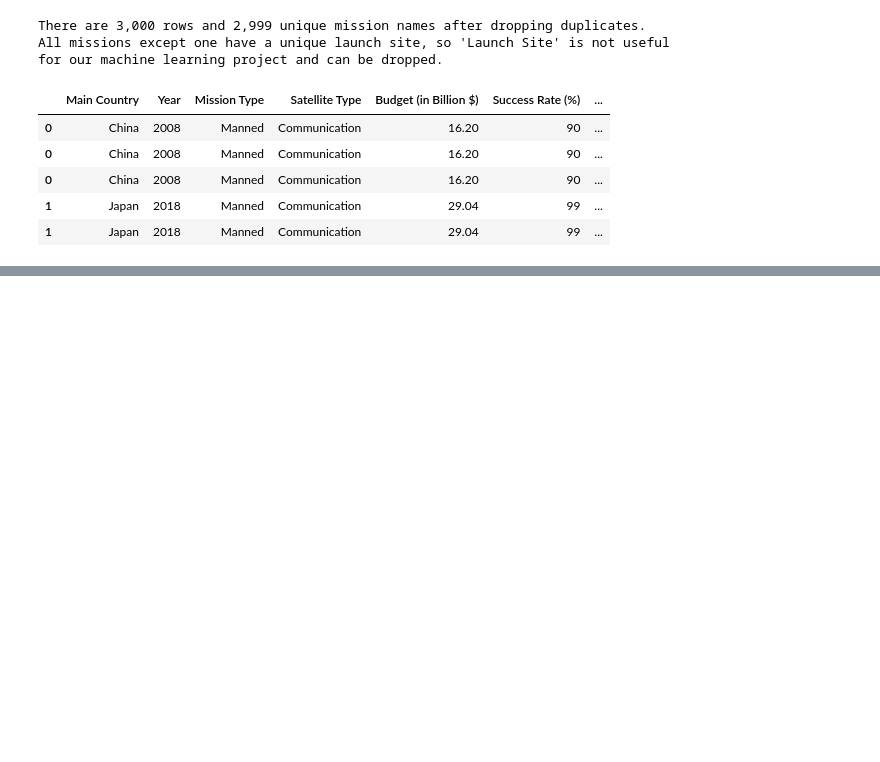
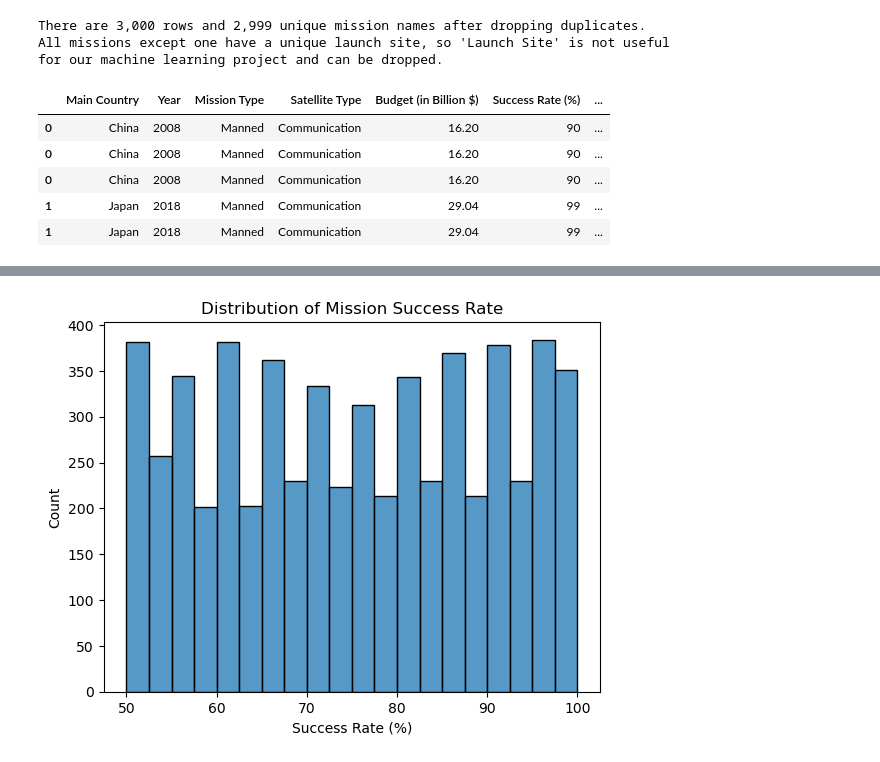
Before and after one commit to BigVictorFans/CU5PROJECTDANISH, a Jupyter notebook: notebook.ipynb, the cells around one changed output, grey strips where cells are left out. Cells and saved outputs as stored; diff of their text form; code cells hidden in the pictures; blank space fills up the shorter version.

```diff
--- a/notebook.ipynb
+++ b/notebook.ipynb
@@ -129,0 +159,2 @@ df.head()
+# %%
+df['Budget Category'] = pd.cut(df['Budget per Year (in Billion $)'], bins=[0, 10, 100, float('inf')], labels=['Low', 'Mid', 'High'])
@@ -131,0 +172,6 @@ df_encoded = pd.get_dummies(df, columns=['Main Country', 'Collaborating Country'
+# %%
+sns.histplot(df['Success Rate (%)'], bins=20)
+plt.title('Distribution of Mission Success Rate')
+plt.show()
+# %% [output]
+[figure, added]
```
Also changed, not shown: parts of 15 cells of this notebook.
